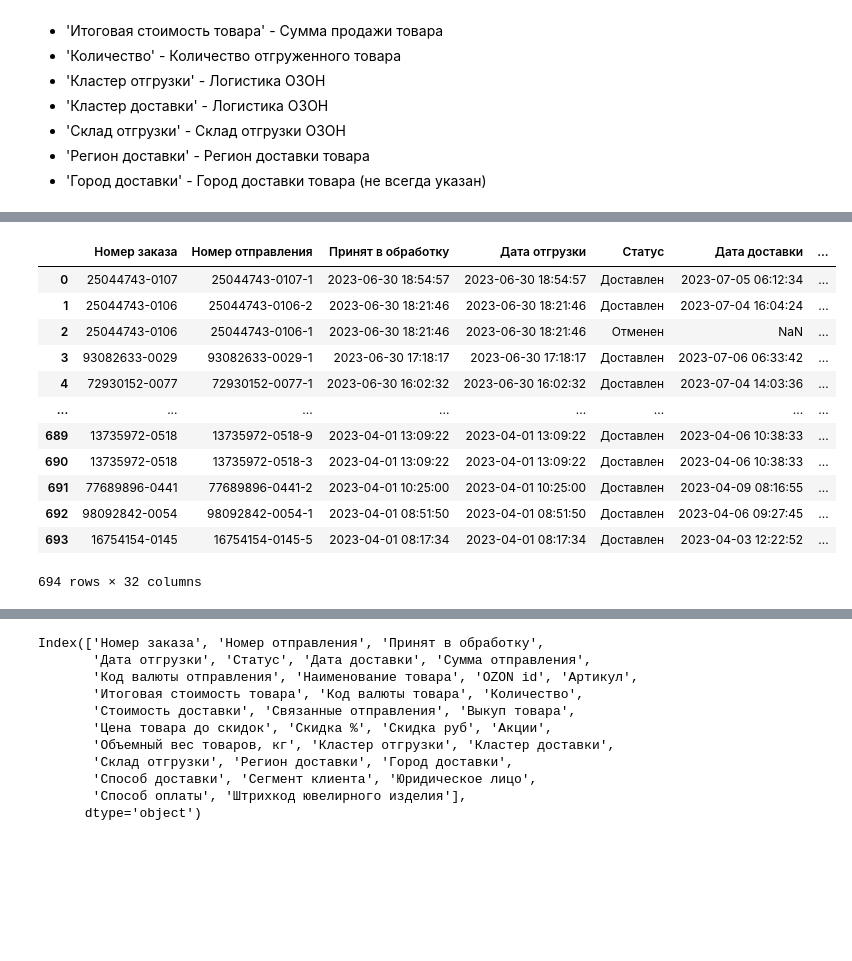
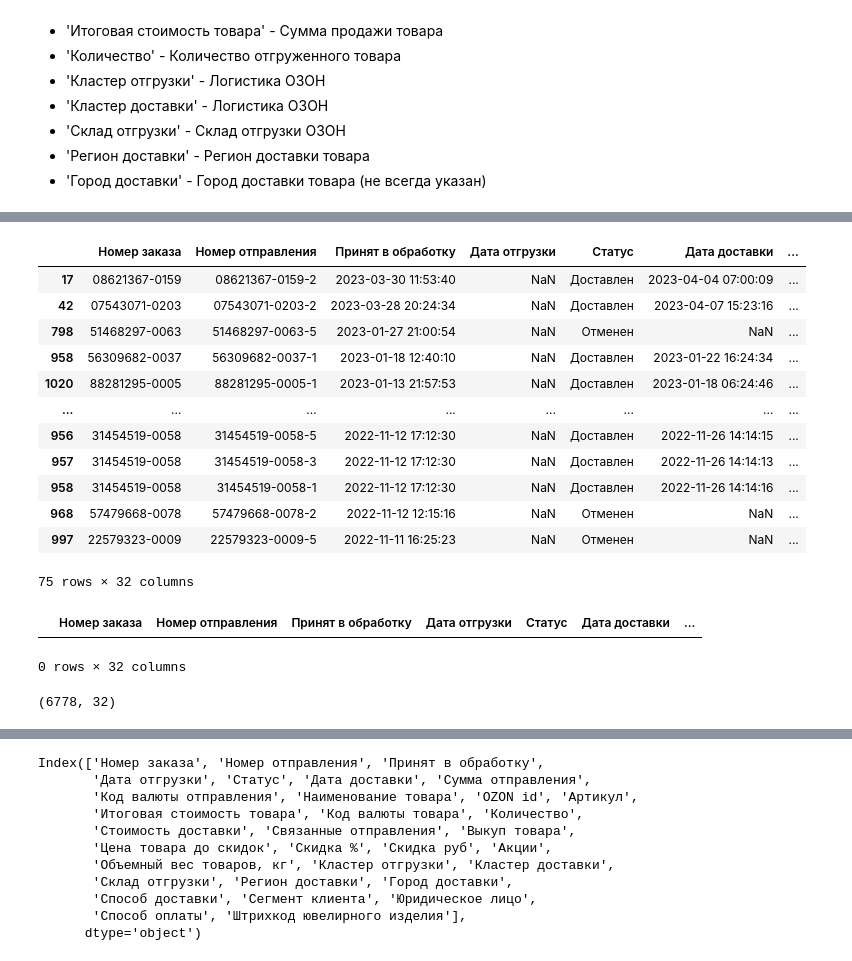
Before and after one commit to dim447/data_analyst, a Jupyter notebook: FitoFarm01_09.ipynb, the cells around one changed output, grey strips where cells are left out. Drawn from its saved outputs; the diff is of its cells as text; code cells hidden in the pictures; blank space fills up the shorter version.

```diff
--- a/FitoFarm01_09.ipynb
+++ b/FitoFarm01_09.ipynb
@@ -83,22 +69,32 @@ df02
+# %%
+df = pd.concat([df01, df02, df03, df04, df05, df06, df07])
+# df.shape
+df[df["Дата отгрузки"].isnull()]
+# %% [output]
+|  | Номер заказа | Номер отправления | Принят в обработку | Дата отгрузки | Статус | Дата доставки | ... |
+| 17 | 08621367-0159 | 08621367-0159-2 | 2023-03-30 11:53:40 | NaN | Доставлен | 2023-04-04 07:00:09 | ... |
+| 42 | 07543071-0203 | 07543071-0203-2 | 2023-03-28 20:24:34 | NaN | Доставлен | 2023-04-07 15:23:16 | ... |
+| 798 | 51468297-0063 | 51468297-0063-5 | 2023-01-27 21:00:54 | NaN | Отменен | NaN | ... |
+| 958 | 56309682-0037 | 56309682-0037-1 | 2023-01-18 12:40:10 | NaN | Доставлен | 2023-01-22 16:24:34 | ... |
+| 1020 | 88281295-0005 | 88281295-0005-1 | 2023-01-13 21:57:53 | NaN | Доставлен | 2023-01-18 06:24:46 | ... |
+| ... | ... | ... | ... | ... | ... | ... | ... |
+| 956 | 31454519-0058 | 31454519-0058-5 | 2022-11-12 17:12:30 | NaN | Доставлен | 2022-11-26 14:14:15 | ... |
+| 957 | 31454519-0058 | 31454519-0058-3 | 2022-11-12 17:12:30 | NaN | Доставлен | 2022-11-26 14:14:13 | ... |
+| 958 | 31454519-0058 | 31454519-0058-1 | 2022-11-12 17:12:30 | NaN | Доставлен | 2022-11-26 14:14:16 | ... |
+| 968 | 57479668-0078 | 57479668-0078-2 | 2022-11-12 12:15:16 | NaN | Отменен | NaN | ... |
+| 997 | 22579323-0009 | 22579323-0009-5 | 2022-11-11 16:25:23 | NaN | Отменен | NaN | ... |
+75 rows × 32 columns
 # %%
-for i, data in df02.iterrows():
-  # print(i, type(data["Дата отгрузки"]))
-  if type(data["Дата отгрузки"]) is float:
-    df02["Дата отгрузки"] = df02["Принят в обработку"]
+def date_change(dtf):
+  for i, data in dtf.iterrows():
+    # print(i, type(data["Дата отгрузки"]))
+    if type(data["Дата отгрузки"]) is float:
+      dtf["Дата отгрузки"] = dtf["Принят в обработку"]
 
-df02
-# df02[df02["Дата отгрузки"].isnull()]
+date_change(df)
+
+# df01
+df[df["Дата отгрузки"].isnull()]
 # %% [output]
 |  | Номер заказа | Номер отправления | Принят в обработку | Дата отгрузки | Статус | Дата доставки | ... |
-| 0 | 25044743-0107 | 25044743-0107-1 | 2023-06-30 18:54:57 | 2023-06-30 18:54:57 | Доставлен | 2023-07-05 06:12:34 | ... |
-| 1 | 25044743-0106 | 25044743-0106-2 | 2023-06-30 18:21:46 | 2023-06-30 18:21:46 | Доставлен | 2023-07-04 16:04:24 | ... |
-| 2 | 25044743-0106 | 25044743-0106-1 | 2023-06-30 18:21:46 | 2023-06-30 18:21:46 | Отменен | NaN | ... |
-| 3 | 93082633-0029 | 93082633-0029-1 | 2023-06-30 17:18:17 | 2023-06-30 17:18:17 | Доставлен | 2023-07-06 06:33:42 | ... |
-| 4 | 72930152-0077 | 72930152-0077-1 | 2023-06-30 16:02:32 | 2023-06-30 16:02:32 | Доставлен | 2023-07-04 14:03:36 | ... |
-| ... | ... | ... | ... | ... | ... | ... | ... |
-| 689 | 13735972-0518 | 13735972-0518-9 | 2023-04-01 13:09:22 | 2023-04-01 13:09:22 | Доставлен | 2023-04-06 10:38:33 | ... |
-| 690 | 13735972-0518 | 13735972-0518-3 | 2023-04-01 13:09:22 | 2023-04-01 13:09:22 | Доставлен | 2023-04-06 10:38:33 | ... |
-| 691 | 77689896-0441 | 77689896-0441-2 | 2023-04-01 10:25:00 | 2023-04-01 10:25:00 | Доставлен | 2023-04-09 08:16:55 | ... |
-| 692 | 98092842-0054 | 98092842-0054-1 | 2023-04-01 08:51:50 | 2023-04-01 08:51:50 | Доставлен | 2023-04-06 09:27:45 | ... |
-| 693 | 16754154-0145 | 16754154-0145-5 | 2023-04-01 08:17:34 | 2023-04-01 08:17:34 | Доставлен | 2023-04-03 12:22:52 | ... |
-694 rows × 32 columns
+0 rows × 32 columns
@@ -108,3 +101,7 @@ df.shape
+# %%
+df.shape
+# %% [output]
+(6778, 32)
 # %%
 df.info()
 # %% [output]
```
Also changed, not shown: parts of 29 cells of this notebook.
